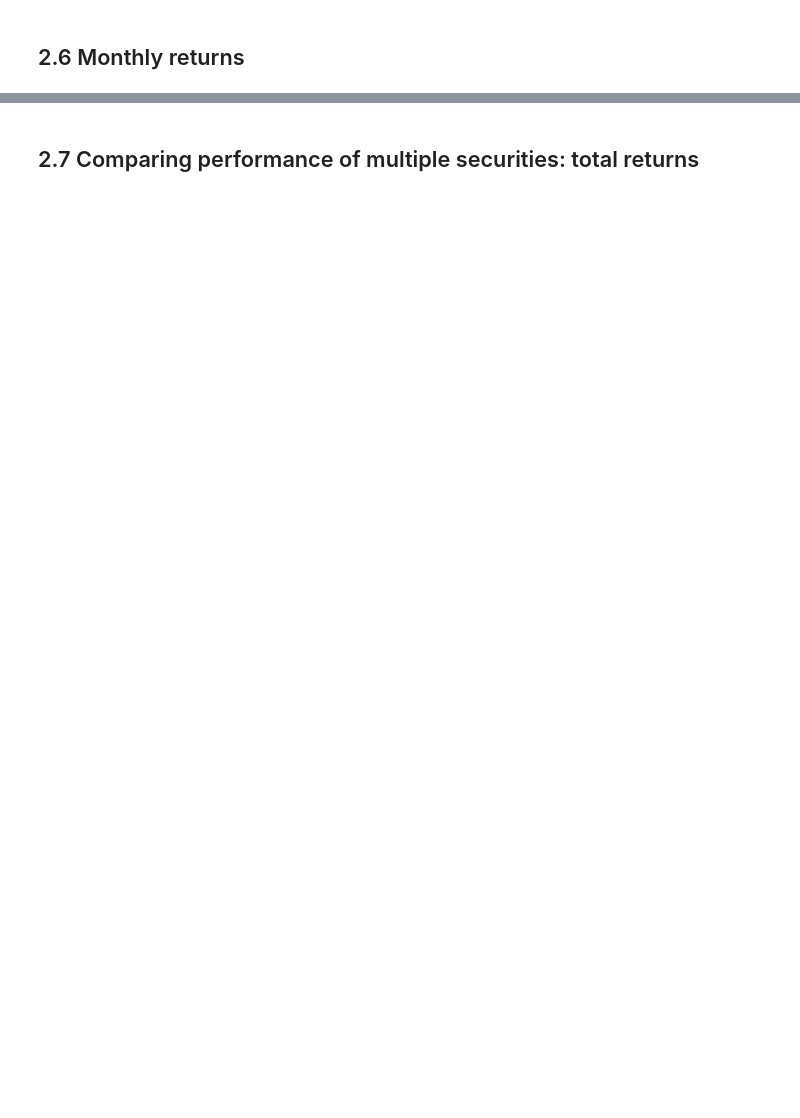
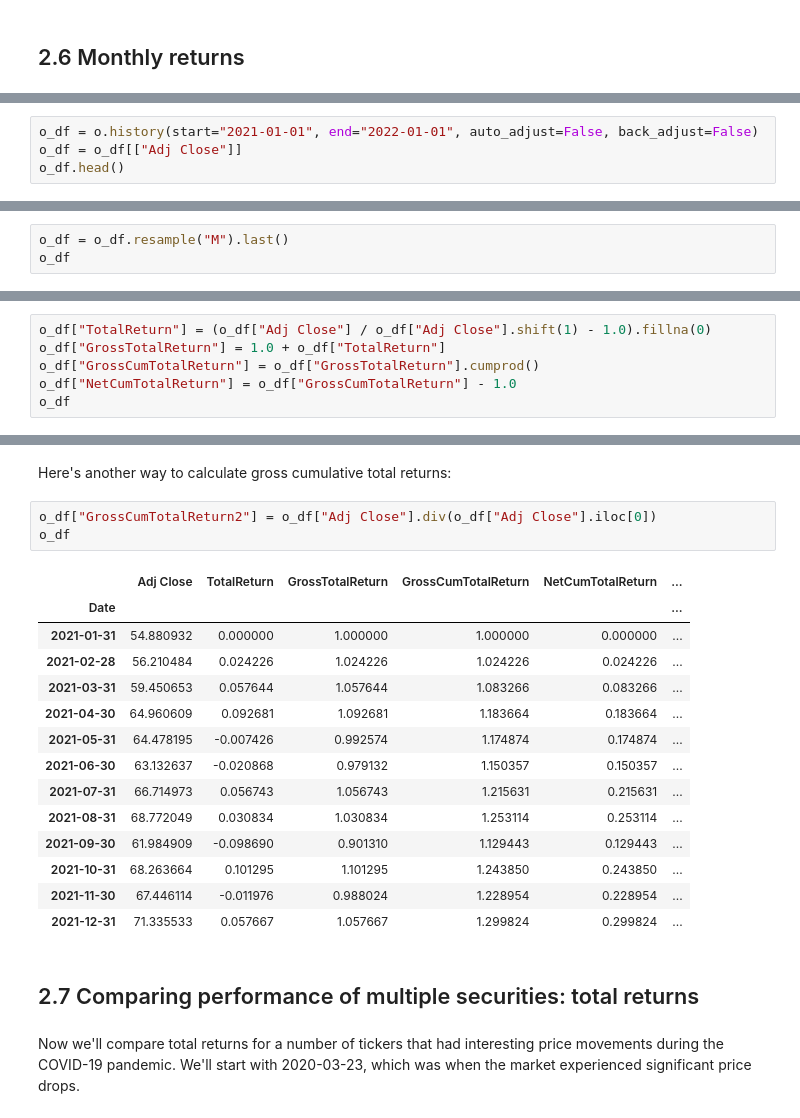
Before and after one commit to williewheeler/finance-demos, a Jupyter notebook: ch02-individual-security-returns.ipynb, the cells around one changed output, grey strips where cells are left out. Saved outputs shown, nothing was run; the diff lists cells and outputs as text; blank space fills up the shorter version.

```diff
--- a/ch02-individual-security-returns.ipynb
+++ b/ch02-individual-security-returns.ipynb
@@ -264,0 +307,4 @@ plt.show()
+# %%
+o_df = o.history(start="2021-01-01", end="2022-01-01", auto_adjust=False, back_adjust=False)
+o_df = o_df[["Adj Close"]]
+o_df.head()
@@ -264,0 +319,3 @@ plt.show()
+# %%
+o_df = o_df.resample("M").last()
+o_df
@@ -264,0 +337,6 @@ plt.show()
+# %%
+o_df["TotalReturn"] = (o_df["Adj Close"] / o_df["Adj Close"].shift(1) - 1.0).fillna(0)
+o_df["GrossTotalReturn"] = 1.0 + o_df["TotalReturn"]
+o_df["GrossCumTotalReturn"] = o_df["GrossTotalReturn"].cumprod()
+o_df["NetCumTotalReturn"] = o_df["GrossCumTotalReturn"] - 1.0
+o_df
@@ -265,2 +358,24 @@ plt.show()
+# %% [markdown]
+Here's another way to calculate gross cumulative total returns:
+# %%
+o_df["GrossCumTotalReturn2"] = o_df["Adj Close"].div(o_df["Adj Close"].iloc[0])
+o_df
+# %% [output]
+|  | Adj Close | TotalReturn | GrossTotalReturn | GrossCumTotalReturn | NetCumTotalReturn | ... |
+| Date |  |  |  |  |  | ... |
+| 2021-01-31 | 54.880932 | 0.000000 | 1.000000 | 1.000000 | 0.000000 | ... |
+| 2021-02-28 | 56.210484 | 0.024226 | 1.024226 | 1.024226 | 0.024226 | ... |
+| 2021-03-31 | 59.450653 | 0.057644 | 1.057644 | 1.083266 | 0.083266 | ... |
+| 2021-04-30 | 64.960609 | 0.092681 | 1.092681 | 1.183664 | 0.183664 | ... |
+| 2021-05-31 | 64.478195 | -0.007426 | 0.992574 | 1.174874 | 0.174874 | ... |
+| 2021-06-30 | 63.132637 | -0.020868 | 0.979132 | 1.150357 | 0.150357 | ... |
+| 2021-07-31 | 66.714973 | 0.056743 | 1.056743 | 1.215631 | 0.215631 | ... |
+| 2021-08-31 | 68.772049 | 0.030834 | 1.030834 | 1.253114 | 0.253114 | ... |
+| 2021-09-30 | 61.984909 | -0.098690 | 0.901310 | 1.129443 | 0.129443 | ... |
+| 2021-10-31 | 68.263664 | 0.101295 | 1.101295 | 1.243850 | 0.243850 | ... |
+| 2021-11-30 | 67.446114 | -0.011976 | 0.988024 | 1.228954 | 0.228954 | ... |
+| 2021-12-31 | 71.335533 | 0.057667 | 1.057667 | 1.299824 | 0.299824 | ... |
 # %% [markdown]
 ## 2.7 Comparing performance of multiple securities: total returns
+# %% [markdown]
+Now we'll compare total returns for a number of tickers that had interesting price movements during the COVID-19 pandemic. We'll start with 2020-03-23, which was when the market experienced significant price drops.
```
Also changed, not shown: parts of 24 cells of this notebook, 3 other files.
